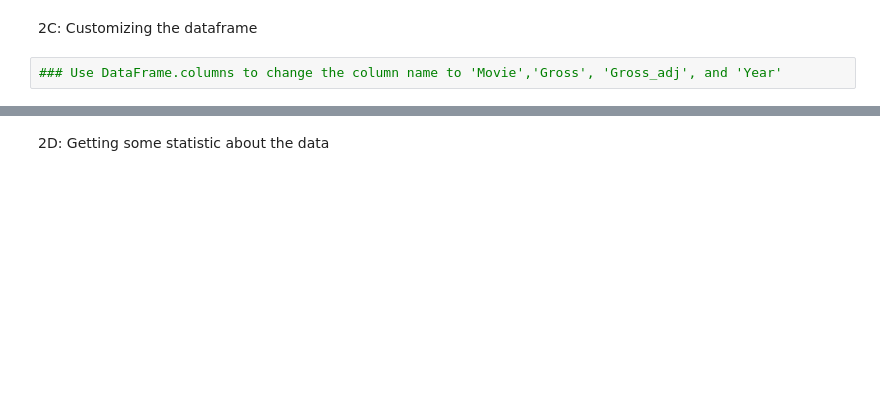
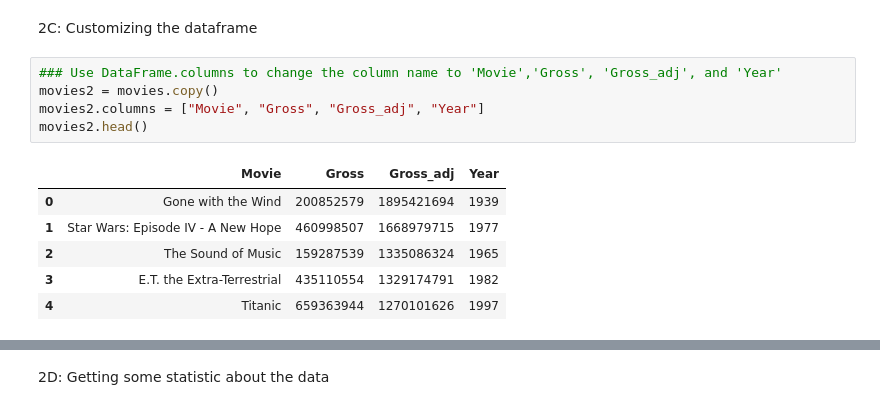
Before and after one commit to Klinbest/CS22B_SP26_HW, a Jupyter notebook: Module05_Data-exp/M05_HW05_data_explore.ipynb, the cells around one changed output, grey strips where cells are left out. Saved outputs shown, nothing was run; the diff lists cells and outputs as text; blank space fills up the shorter version.

```diff
--- a/Module05_Data-exp/M05_HW05_data_explore.ipynb
+++ b/Module05_Data-exp/M05_HW05_data_explore.ipynb
@@ -52,5 +133,15 @@ Use the info() method to get a quick description of the dataframe
 2C: Customizing the dataframe
 # %%
 ### Use DataFrame.columns to change the column name to 'Movie','Gross', 'Gross_adj', and 'Year'
+movies2 = movies.copy()
+movies2.columns = ["Movie", "Gross", "Gross_adj", "Year"]
+movies2.head()
+# %% [output]
+|  | Movie | Gross | Gross_adj | Year |
+| 0 | Gone with the Wind | 200852579 | 1895421694 | 1939 |
+| 1 | Star Wars: Episode IV - A New Hope | 460998507 | 1668979715 | 1977 |
+| 2 | The Sound of Music | 159287539 | 1335086324 | 1965 |
+| 3 | E.T. the Extra-Terrestrial | 435110554 | 1329174791 | 1982 |
+| 4 | Titanic | 659363944 | 1270101626 | 1997 |
 # %%
 ### Set the 'Movies' column as the index
```
Also changed, not shown: parts of 12 cells of this notebook.
